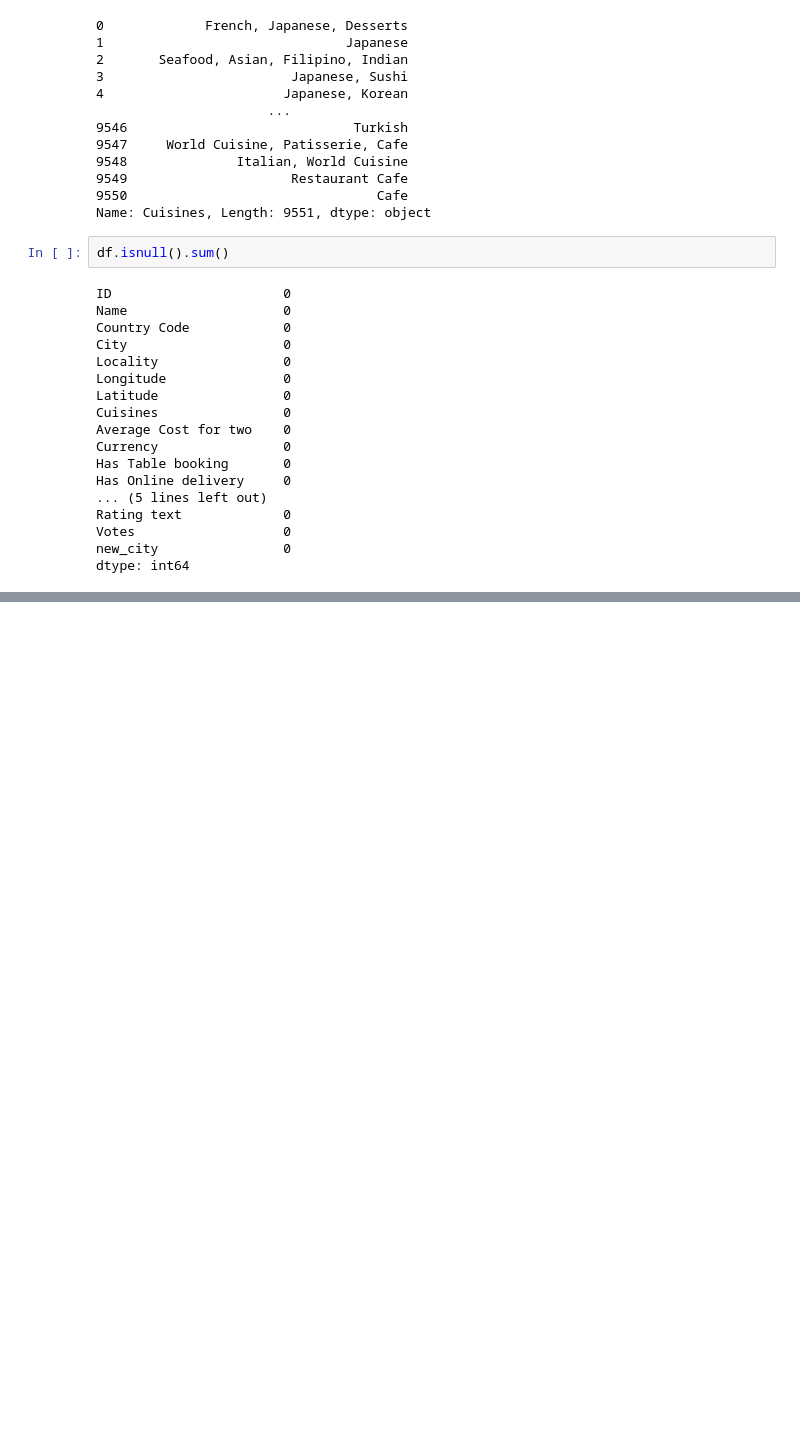
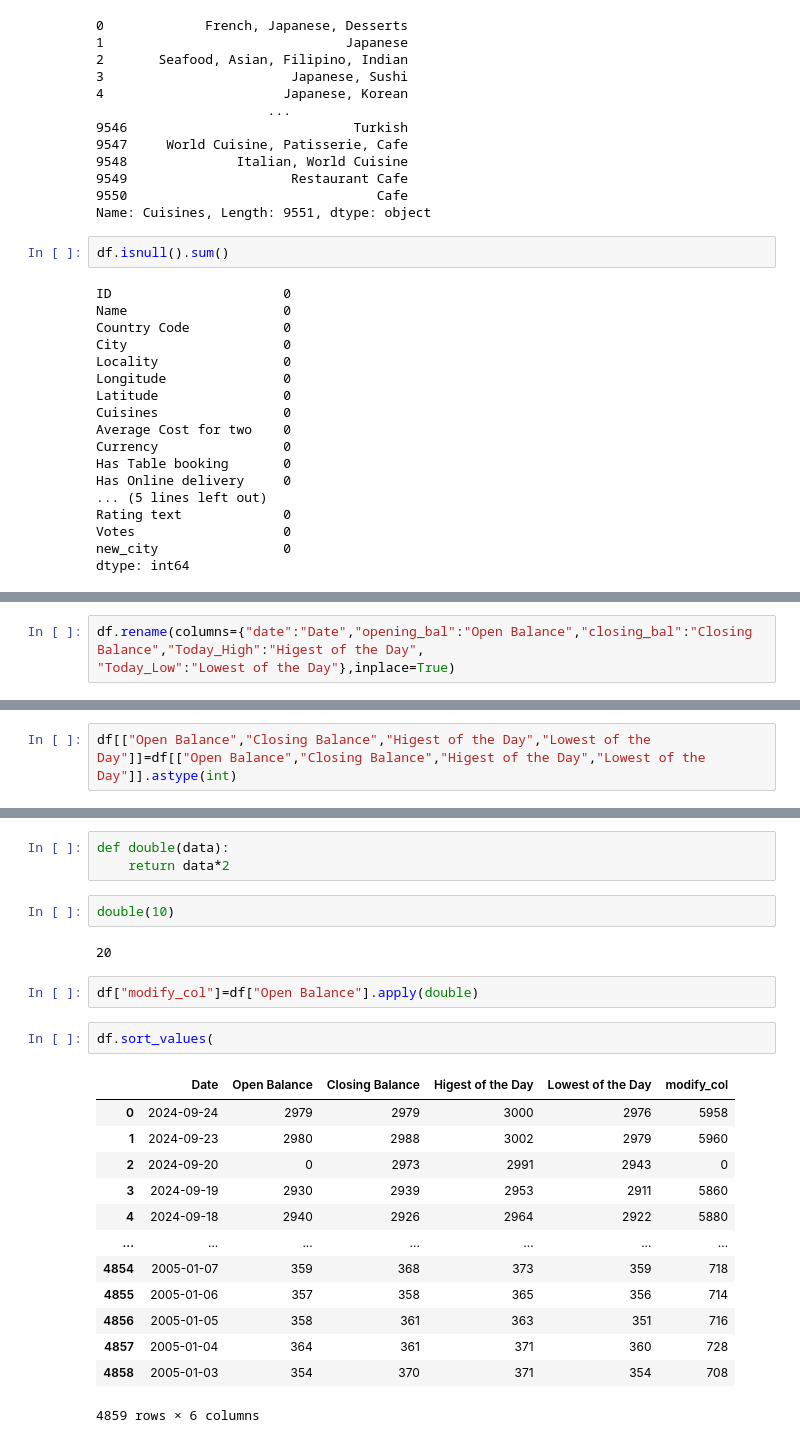
Before and after one commit to Surjendu2023/Pandas_Exercise, a Jupyter notebook: Pandas Class.ipynb, the cells around one changed output, grey strips where cells are left out. Drawn from its saved outputs; the diff is of its cells as text; blank space fills up the shorter version.

```diff
--- a/Pandas Class.ipynb
+++ b/Pandas Class.ipynb
@@ -1643,0 +1653,3 @@ dtype: int64
+# %%
+df.rename(columns={"date":"Date","opening_bal":"Open Balance","closing_bal":"Closing Balance","Today_High":"Higest of the Day",
+"Today_Low":"Lowest of the Day"},inplace=True)
@@ -1643,0 +1690,2 @@ dtype: int64
+# %%
+df[["Open Balance","Closing Balance","Higest of the Day","Lowest of the Day"]]=df[["Open Balance","Closing Balance","Higest of the Day","Lowest of the Day"]].astype(int)
@@ -1643,0 +1774,25 @@ dtype: int64
+# %%
+def double(data):
+    return data*2
+# %%
+double(10)
+# %% [output]
+20
+# %%
+df["modify_col"]=df["Open Balance"].apply(double)
+# %%
+df.sort_values(
+# %% [output]
+|  | Date | Open Balance | Closing Balance | Higest of the Day | Lowest of the Day | modify_col |
+| 0 | 2024-09-24 | 2979 | 2979 | 3000 | 2976 | 5958 |
+| 1 | 2024-09-23 | 2980 | 2988 | 3002 | 2979 | 5960 |
+| 2 | 2024-09-20 | 0 | 2973 | 2991 | 2943 | 0 |
+| 3 | 2024-09-19 | 2930 | 2939 | 2953 | 2911 | 5860 |
+| 4 | 2024-09-18 | 2940 | 2926 | 2964 | 2922 | 5880 |
+| ... | ... | ... | ... | ... | ... | ... |
+| 4854 | 2005-01-07 | 359 | 368 | 373 | 359 | 718 |
+| 4855 | 2005-01-06 | 357 | 358 | 365 | 356 | 714 |
+| 4856 | 2005-01-05 | 358 | 361 | 363 | 351 | 716 |
+| 4857 | 2005-01-04 | 364 | 361 | 371 | 360 | 728 |
+| 4858 | 2005-01-03 | 354 | 370 | 371 | 354 | 708 |
+4859 rows × 6 columns
```
Also changed, not shown: parts of 33 cells of this notebook.
